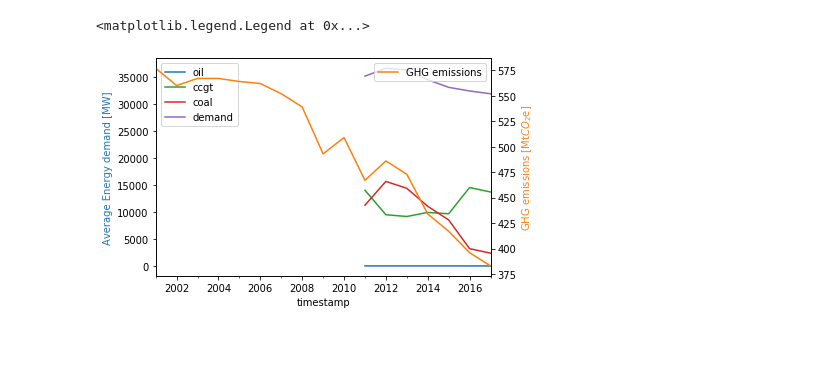
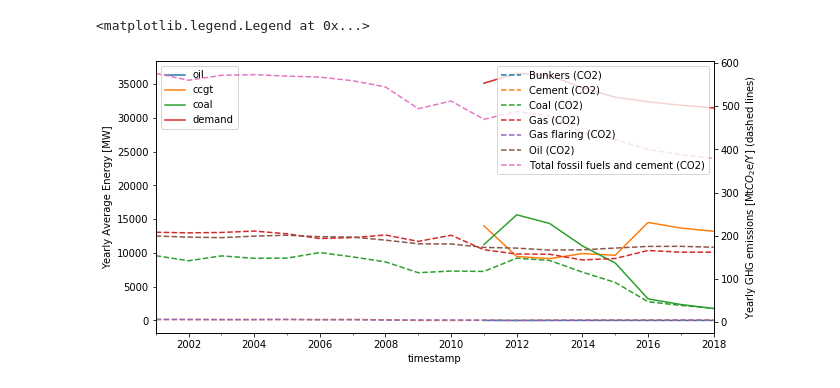
Before and after one commit to BristolFluFighters/BristolFluFighters_NERCHackathonTwo_Recovery, a Jupyter notebook: correlate.ipynb, the cells around one changed output. Drawn from its saved outputs; the diff is of its cells as text; code cells hidden in the pictures; blank space fills up the shorter version.

```diff
--- a/correlate.ipynb
+++ b/correlate.ipynb
@@ -26,2 +15,0 @@ for c in data_sets:
-# %%
-c = 'mobility_google'
@@ -49,3 +30,2 @@ d['mobility_apple'].get_country_data('Germany').rolling(7).mean().plot()
 # %%
-c = 'uk_energy_daily'
-d[c].get_country_data('United Kingdom').groupby(pd.Grouper(freq='14D')).mean().plot()
+d_uk['uk_energy_yearly'] = d_uk['uk_energy_daily'].groupby(pd.Grouper(freq='1Y')).mean()
@@ -144,4 +31,0 @@ uk_energy_daily
-# %%
-energy_demand = d_uk['uk_energy_daily'][['oil', 'ccgt', 'coal', 'demand']]
-energy_ghg = d_uk['historical_GHG_Sectors_PIK']['Energy (KYOTOGHG)']
-energy_demand_yearly = energy_demand.groupby(pd.Grouper(freq='1Y')).mean()
@@ -148,17 +88,36 @@ energy_demand_yearly = energy_demand.groupby(pd.Grouper(freq='1Y')).mean()
+# %%
+energy_demand = d_uk['uk_energy_daily'][['oil', 'ccgt', 'coal', 'demand']]
+# energy_ghg = d_uk['historical_GHG_Sectors_PIK']['Energy (KYOTOGHG)']
+
+gas = "CO2"
+GHG_data = 'historical_GHG_Sectors_GCP'
+
+cols = d_uk['historical_GHG_Sectors_GCP'].columns
+cols_GHG = [s for s in cols if f"({gas})" in s]
+energy_ghg = d_uk[GHG_data][cols_GHG]
 # %%
-fig, ax1 = plt.subplots()
-c1 ="C0"
-c2 ="C1"
-energy_demand_yearly.plot(y=[c for c in energy_demand_yearly],ax=ax1, color=["C0", "C2", "C3", "C4"], label=[c for c in energy_demand_yearly])
-ax2 = ax1.twinx()
-energy_ghg[energy_ghg.index > "2000"].plot(ax=ax2, color=c2, label="GHG emissions")
+fig, axs = plt.subplots(1, 1)
+fig.set_size_inches(10, 5)
+ax1_args = {}
+ax2_args = {}
+if energy_demand_yearly.shape[1] == 1 and energy_ghg.shape[1] == 1:
+    ax1_args = {'color':"C0"}
+    ax2_args = {'color':"C1"}
+energy_demand_yearly.plot(
+    y=[c for c in energy_demand_yearly],
+    ax=axs,
+    label=[c for c in energy_demand_yearly],
+    **ax1_args
+)
+ax2 = axs.twinx()
+energy_ghg[energy_ghg.index > "2000"].plot(ax=ax2, label="GHG emissions", linestyle='--', **ax2_args)
 
-ax1.set_ylabel('Average Energy demand [MW]', color=c1)
-ax2.set_ylabel('GHG emissions [Mt$CO_2$e]', color=c2)
-ax1.legend()
+axs.set_ylabel('Yearly Average Energy [MW]', **ax1_args)
+ax2.set_ylabel('Yearly GHG emissions [Mt$CO_2$e/Y] (dashed lines)', **ax2_args)
+axs.legend()
 ax2.legend()
 # %% [output]
 <matplotlib.legend.Legend at 0x...>
-[figure, old version]
+[figure, new version]
 # %%
 merged = pd.merge_asof(
```
Also changed, not shown: parts of 20 cells of this notebook, 2 other files.
